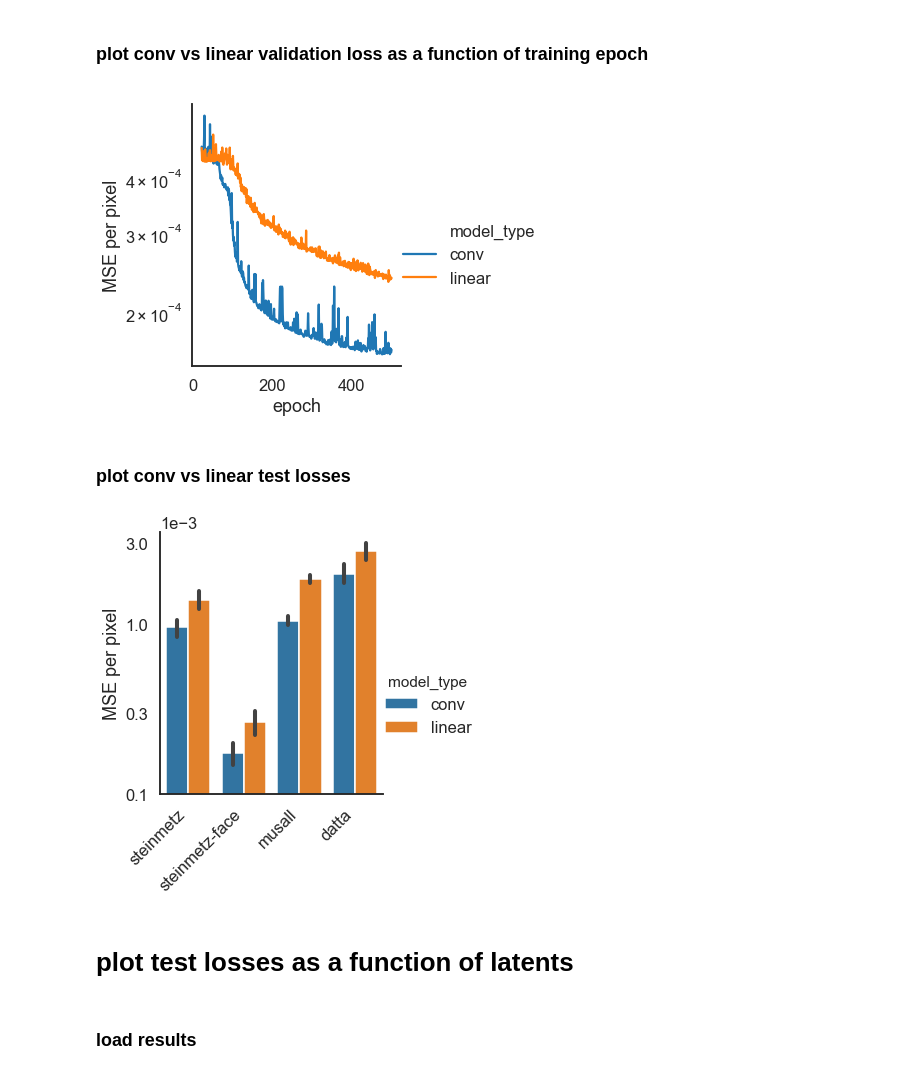
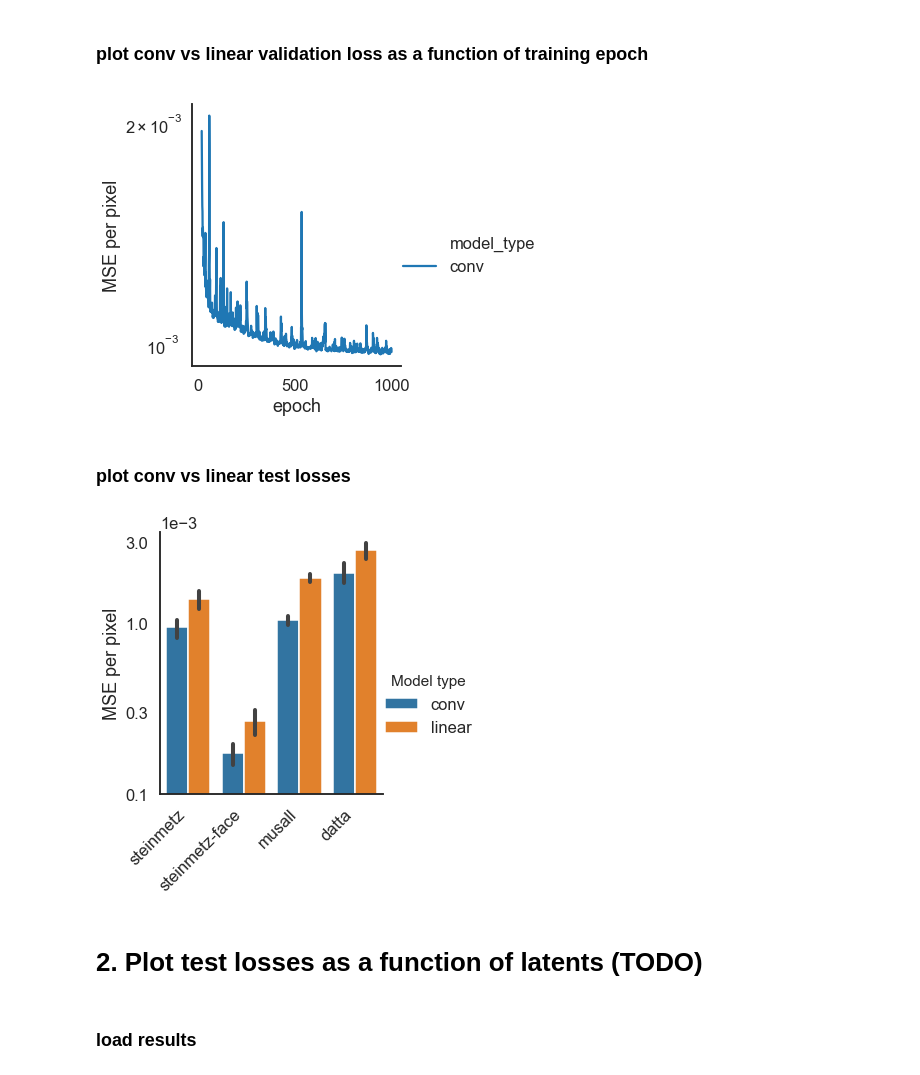
Before and after one commit to themattinthehatt/behavenet, a Jupyter notebook: analyses/ae_analysis_notebook.ipynb, the cells around one changed output. Saved outputs shown, nothing was run; the diff lists cells and outputs as text; code cells hidden in the pictures.

```diff
--- a/analyses/ae_analysis_notebook.ipynb
+++ b/analyses/ae_analysis_notebook.ipynb
@@ -9,5 +9,6 @@ from fitting.utils import get_output_dirs
 from fitting.utils import get_best_model_version
 from fitting.utils import get_lab_example
 
-results_dir = '/home/mattw/results/behavenet_figs/'
+results_dir = '/home/mattw/results/temp/'
+save_outputs = False
 # %% [markdown]
@@ -15,23 +16,17 @@ results_dir = '/home/mattw/results/behavenet_figs/'
 # %% [markdown]
 ### load results
 # %%
-metrics_df = []
-
-labs = ['steinmetz', 'steinmetz-face', 'musall', 'datta']
-# labs = ['datta']
-model_types = ['conv', 'linear']
 hparams = {
     'data_dir': '/home/mattw/data',  # might be a different path than what is saved in hparams
     'tt_save_path': '/home/mattw/results/behavenet',
-    'experiment_name': 'test_pt',
+    'experiment_name': 'test_pt_1000',
     'model_class': 'ae'}
+labs = ['steinmetz'] #['steinmetz', 'steinmetz-face', 'musall', 'datta']
+model_types = ['conv'] #['conv', 'linear']
 
+metrics_df = []
 for lab in labs:
     get_lab_example(hparams, lab)
-#     if lab == 'datta':
-#         hparams['experiment_name'] = 'test_tf0'
-#     else:
-#         hparams['experiment_name'] = 'test_tf'
     for model_type in model_types:
         hparams['model_type'] = model_type
         _, _, expt_dir = get_output_dirs(hparams)
@@ -69,7 +64,7 @@ sns.set_style('white')
 sns.set_context('talk')
 
 # data_queried = metrics[~pd.notna(metrics.test_loss)]
-lab = 'steinmetz-face'
+lab = 'steinmetz'
 data_queried = metrics_df[
     (metrics_df.dtype=='val') &
     (metrics_df.epoch>20) &
@@ -77,36 +72,40 @@ data_queried = metrics_df[
 
 y_axis = 'loss' # 'test_loss' | 'test_r2'
 plot_type = 'line'
 hue = 'model_type'
 x_axis = 'epoch' # 'layers' | 'layer_size' | 'pred' | 'lags'
 
 if len(data_queried.data.unique()) > 1:
     col = 'data'
     col_wrap = 2
     splt = sns.relplot(
         x=x_axis, y=y_axis, hue=hue, kind=plot_type, col=col, col_wrap=2,
         data=data_queried)
     for i, ax in enumerate(splt.axes):
         ax[0].set_yscale('log')
         if i == 0:
             ax[0].set_ylabel('MSE per pixel')
 else:
     splt = sns.relplot(
         x=x_axis, y=y_axis, hue=hue, kind=plot_type, data=data_queried)
     splt.ax.set_yscale('log')
     splt.ax.set_ylabel('MSE per pixel')
 #     splt.ax.get_yaxis().set_major_formatter(matplotlib.ticker.ScalarFormatter())
 #     splt.ax.ticklabel_format(axis='y', style='sci', scilimits=(1, 2))  # (1, 2) a hack
+#     splt._legend.set_title('Model\ntype')
 
-save_file = os.path.join(
-    results_dir, str('%s_%02i_dim_val_losses' % (lab, hparams['n_ae_latents'])))
+if save_outputs:
+    save_file = os.path.join(
+        results_dir, str('%s_%02i_dim_val_losses' % (lab, hparams['n_ae_latents'])))
+else:
+    save_file = None
 
 if save_file is not None:
     plt.savefig(save_file + '.jpg', dpi=300, format='jpeg')
 
 plt.show()
 # %% [output]
-[figure, old version]
+[figure, new version]
 # %% [markdown]
 ### plot conv vs linear test losses
 # %%
@@ -129,17 +128,20 @@ splt.ax.set_yscale('log')
 splt.ax.set_yticks([3e-3, 1e-3, 3e-4, 1e-4])
 splt.ax.get_yaxis().set_major_formatter(matplotlib.ticker.ScalarFormatter())
 splt.ax.ticklabel_format(axis='y', style='sci', scilimits=(1, 2))  # (1, 2) a hack
+splt._legend.set_title('Model type')
 
-save_file = os.path.join(results_dir, 'all_ae_test_losses')
-
-if save_file is not None:
-    plt.savefig(save_file + '.jpg', dpi=300, format='jpeg')
+if save_outputs:
+    save_file = os.path.join(results_dir, 'all_ae_test_losses')
+    if save_file is not None:
+        plt.savefig(save_file + '.jpg', dpi=300, format='jpeg')
+else:
+    save_file = None
 
 plt.show()
 # %% [output]
-[figure, old version]
+[figure, new version]
 # %% [markdown]
-# plot test losses as a function of latents
+# 2. Plot test losses as a function of latents (TODO)
 # %% [markdown]
 ### load results
 # %%
```
Also changed, not shown: parts of 4 cells of this notebook, 3 other files.
